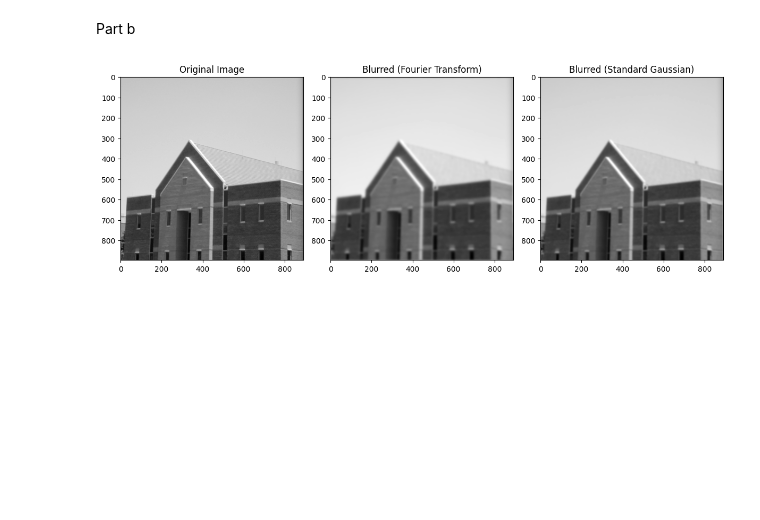
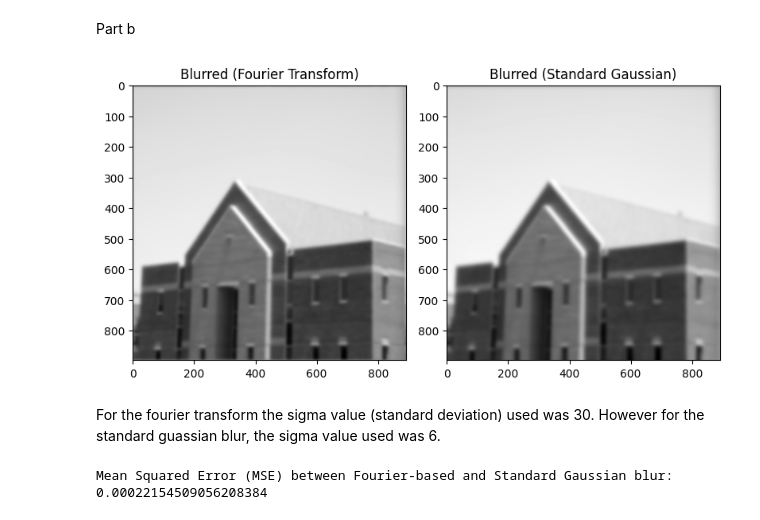
Before and after one commit to Chanidu-Edirisinghe/MathsCW, a Jupyter notebook: CW.ipynb, the cells around one changed output. Saved outputs shown, nothing was run; the diff lists cells and outputs as text; code cells hidden in the pictures; blank space fills up the shorter version.

```diff
--- a/CW.ipynb
+++ b/CW.ipynb
@@ -338,41 +338,52 @@ plt.show()
 # %% [markdown]
 Part b
 # %%
+from scipy.ndimage import gaussian_filter
 # Step 3: Create a Gaussian low-pass filter
 rows, cols = gray_image.shape
 crow, ccol = rows // 2, cols // 2  # Center coordinates
 sigma = 30  # Standard deviation for the Gaussian kernel
 
 # Generate the Gaussian kernel in the frequency domain
 y, x = np.ogrid[:rows, :cols]
 gaussian_filter_freq = np.exp(-((x - ccol)**2 + (y - crow)**2) / (2 * sigma**2))
 
 # Step 4: Apply the Gaussian filter in the frequency domain
 filtered_fft = fft_shifted * gaussian_filter_freq
 
 # Step 5: Inverse Fourier Transform to get the blurred image
 filtered_fft_shifted_back = ifftshift(filtered_fft)
 blurred_image_fft = np.abs(ifft2(filtered_fft_shifted_back))
 
 # Step 6: Standard Gaussian Blur
-blurred_image_std = gaussian_filter(gray_image, sigma=sigma/10)  # Adjust sigma for spatial domain
+blurred_image_std = gaussian_filter(gray_image, sigma=6)
 
 # Step 7: Visualization
 plt.figure(figsize=(12, 8))
 
 plt.subplot(1, 3, 1)
-plt.title("Original Image")
-plt.imshow(gray_image, cmap='gray')
-
-plt.subplot(1, 3, 2)
 plt.title("Blurred (Fourier Transform)")
 plt.imshow(blurred_image_fft, cmap='gray')
 
-plt.subplot(1, 3, 3)
+plt.subplot(1, 3, 2)
 plt.title("Blurred (Standard Gaussian)")
 plt.imshow(blurred_image_std, cmap='gray')
 
+# plt.subplot(1, 3, 3)
+# plt.title("Original Image")
+# plt.imshow(gray_image, cmap='gray')
+
+
 plt.tight_layout()
 plt.show()
 # %% [output]
-[figure, old version]
+[figure, new version]
+# %% [markdown]
+For the fourier transform the sigma value (standard deviation) used was 30. However for the standard guassian blur, the sigma value used was 6.
+# %%
+from skimage.metrics import mean_squared_error
+mse_value = mean_squared_error(blurred_image_std, blurred_image_fft)
+
+print(f"Mean Squared Error (MSE) between Fourier-based and Standard Gaussian blur: {mse_value}")
+# %% [output]
+Mean Squared Error (MSE) between Fourier-based and Standard Gaussian blur: 0.00022154509056208384
```
Also changed, not shown: parts of 4 cells of this notebook.
